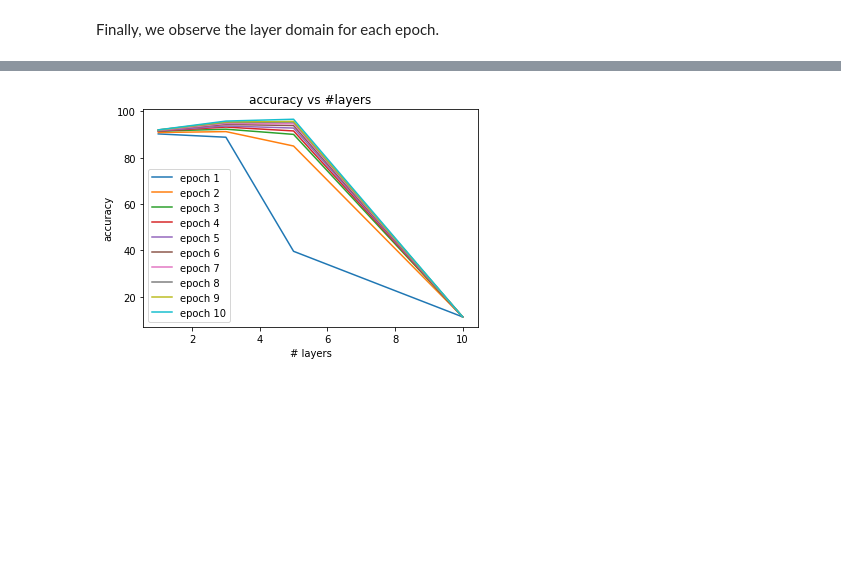
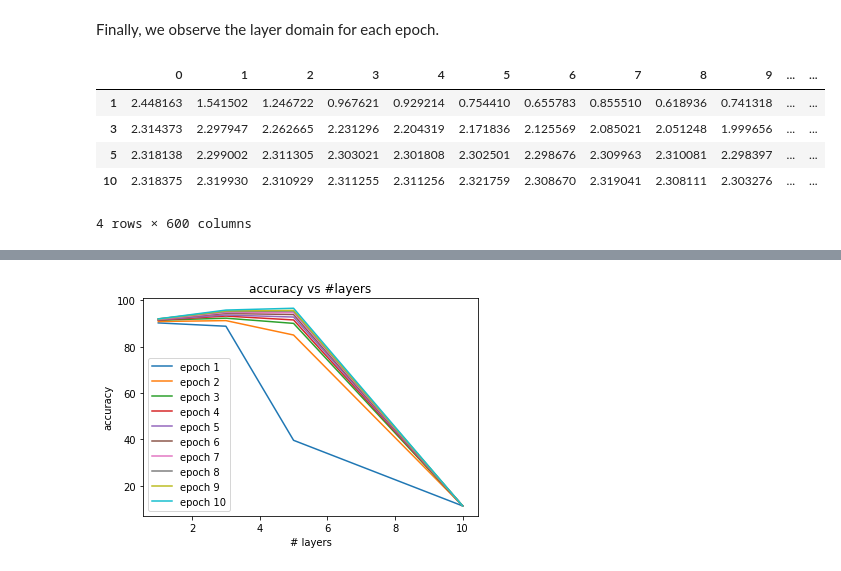
Before and after one commit to lduran2/CIS3715_DataScience_2022, a Jupyter notebook: Lab10/Lab10.ipynb, the cells around one changed output, grey strips where cells are left out. Cells and saved outputs as stored; diff of their text form; code cells hidden in the pictures; blank space fills up the shorter version.

```diff
--- a/Lab10/Lab10.ipynb
+++ b/Lab10/Lab10.ipynb
@@ -769,3 +769,16 @@ fig.show()
 # %% [markdown]
 Finally,
 we observe the layer domain for each epoch.
+# %%
+#transpose the losses
+#rename indices to just the # of layers without unit
+#sort by the number of layers
+all_losses2_vs_layers = losses2.transpose().rename(index=dict(zip(model2_names, nos_of_layers))).sort_index()
+all_losses2_vs_layers
+# %% [output]
+|  | 0 | 1 | 2 | 3 | 4 | 5 | 6 | 7 | 8 | 9 | ... | ... |
+| 1 | 2.448163 | 1.541502 | 1.246722 | 0.967621 | 0.929214 | 0.754410 | 0.655783 | 0.855510 | 0.618936 | 0.741318 | ... | ... |
+| 3 | 2.314373 | 2.297947 | 2.262665 | 2.231296 | 2.204319 | 2.171836 | 2.125569 | 2.085021 | 2.051248 | 1.999656 | ... | ... |
+| 5 | 2.318138 | 2.299002 | 2.311305 | 2.303021 | 2.301808 | 2.302501 | 2.298676 | 2.309963 | 2.310081 | 2.298397 | ... | ... |
+| 10 | 2.318375 | 2.319930 | 2.310929 | 2.311255 | 2.311256 | 2.321759 | 2.308670 | 2.319041 | 2.308111 | 2.303276 | ... | ... |
+4 rows × 600 columns
```
Also changed, not shown: parts of 5 cells of this notebook.
